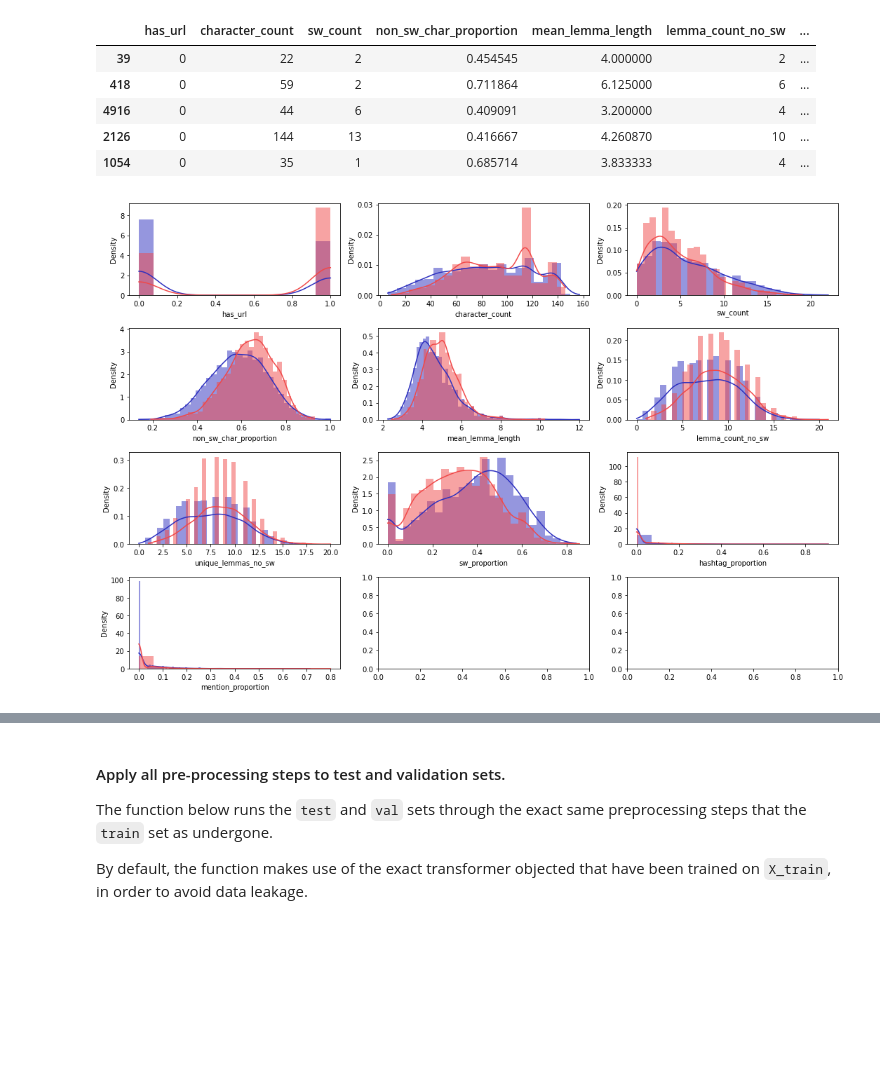
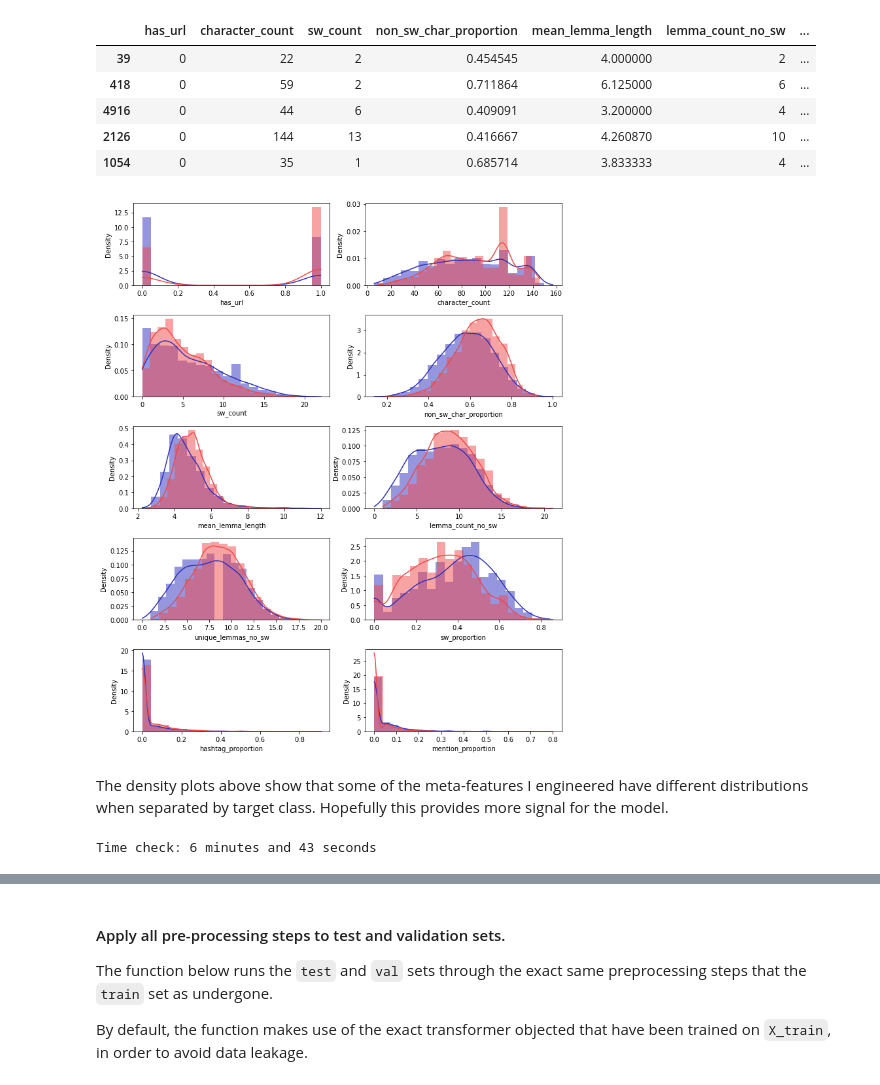
Before and after one commit to zshoorbajee/FlatironProject4, a Jupyter notebook: index.ipynb, the cells around one changed output, grey strips where cells are left out. Cells and saved outputs as stored; diff of their text form; code cells hidden in the pictures; blank space fills up the shorter version.

```diff
--- a/index.ipynb
+++ b/index.ipynb
@@ -667,0 +677,13 @@ for tweet in secret_sample:
+# %%
+pos_samples = X_train['text'].loc[[5905, 4355, 7119, 7312, 3143]]
+pos_samples = pos_samples.apply(lambda x: nlp(x).sents)
+pos_samples = pos_samples.apply(lambda x: [s.text for s in x])
+pos_samples = pos_samples.apply(lambda x: [tokenizer.tokenize(s) for s in x])
+pos_samples = pos_samples.apply(lambda x: [' '.join(s) for s in x])
+pos_samples = pos_samples.apply(lambda x: '. '.join(x))
+
+options_displacy_pos = {'compact':True, 'distance':90, 'bg':'#3056ff', 'color':'fff'}
+
+for idx in pos_samples.index:
+    print(pos_samples.loc[idx])
+    displacy.render(nlp(pos_samples.loc[idx]), style='dep', jupyter=True, options=options_displacy_pos)
@@ -682,4 +715,5 @@ def spacy_pos(text):
     pos_tokens = [[t.pos_ for t in doc] for doc in docs]
     return list(itertools.chain.from_iterable(pos_tokens))
 
-X_train['text_as_POS'] = X_train['text'].apply(spacy_pos)
+# Testing the function on a sample
+X_train['text'].sample(10, random_state=seed).apply(spacy_pos)
@@ -801,0 +819,10 @@ SpaCy has the capability of recognizing "named-entities" such as places, compani
+# %%
+ner_samples = X_train['text'].loc[[5642, 2945, 7119, 7312, 6428]]
+ner_samples = ner_samples.apply(lambda x: nlp(x).sents)
+ner_samples = ner_samples.apply(lambda x: [s.text for s in x])
+ner_samples = ner_samples.apply(lambda x: [tokenizer.tokenize(s) for s in x])
+ner_samples = ner_samples.apply(lambda x: [' '.join(s) for s in x])
+ner_samples = ner_samples.apply(lambda x: '. '.join(x))
+
+for idx in ner_samples.index:
+    displacy.render(nlp(ner_samples.loc[idx]), style='ent', jupyter=True)
@@ -1046,19 +1077,14 @@ meta_features_df_train.head()
 # %%
-color_non = '#2c2fbf'
-color_disaster ='#f14848'
-kwargs_histplot = {'kde':True, 'stat':"density", 'linewidth':0, 'bins':'auto'}
+kwargs_histplot = {'kde':True, 'stat':"density", 'linewidth':0, 'bins':20}
 # %%
-fig, axes = plt.subplots(nrows=4, ncols=3, figsize=(15,10))
+fig, axes = plt.subplots(nrows=5, ncols=2, figsize=(10,12))
 fl_ax = axes.flatten()
 
 for idx, ftr in list(enumerate(meta_features_df_train.columns)):
     sns.histplot(meta_features_df_train[ftr][y_train==0], ax=fl_ax[idx], **kwargs_histplot, color=color_non)
     sns.histplot(meta_features_df_train[ftr][y_train==1], ax=fl_ax[idx], **kwargs_histplot, color=color_disaster)
 
 plt.tight_layout()
 plt.show()
-
-# sns.countplot(meta_features_df_train['has_url'][y_train==0], ax=fl_ax[0], color=color_non)
-# sns.countplot(meta_features_df_train['has_url'][y_train==1], ax=fl_ax[0], color=color_disaster)
 # %% [output]
-[figure, old version]
+[figure, new version]
@@ -1074,0 +1091,6 @@ plt.show()
+# %% [markdown]
+The density plots above show that some of the meta-features I engineered have different distributions when separated by target class. Hopefully this provides more signal for the model.
+# %%
+time_check()
+# %% [output]
+Time check: 6 minutes and 43 seconds
```
Also changed, not shown: parts of 94 cells of this notebook, 2 other files.
